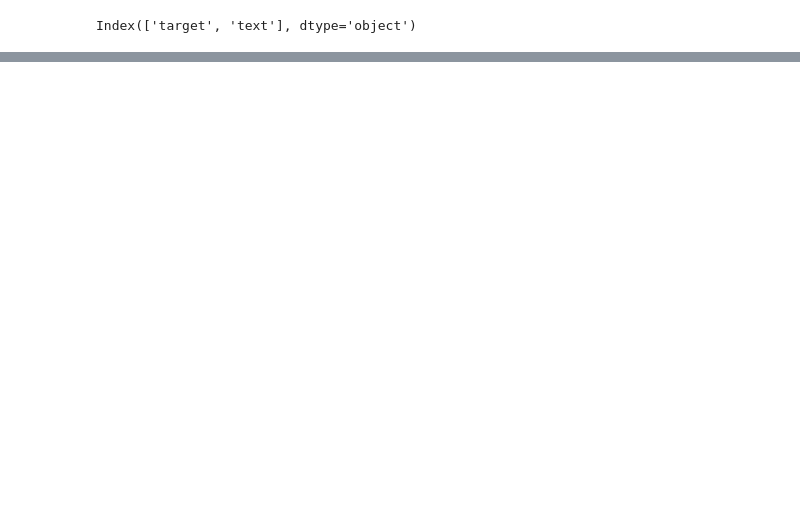
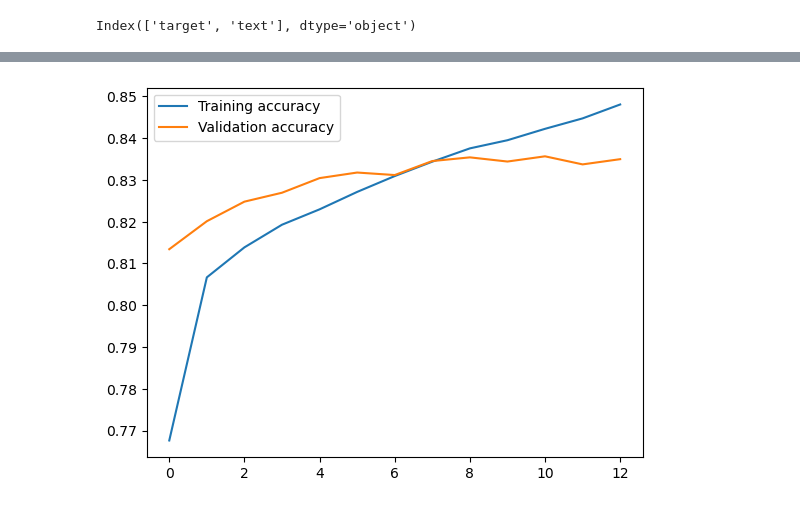
Before and after one commit to lattiric/ML_NN_Proj_02, a Jupyter notebook: transfer_learn.ipynb, the cells around one changed output, grey strips where cells are left out. Saved outputs shown, nothing was run; the diff lists cells and outputs as text; code cells hidden in the pictures; blank space fills up the shorter version.

Commit message:
Fine Tune Done

```diff
--- a/transfer_learn.ipynb
+++ b/transfer_learn.ipynb
@@ -24,0 +113,3 @@ Index(['target', 'text'], dtype='object')
+# %%
+fine_tune_model = generate_fine_tune_model()
+fine_tune_model.summary()
@@ -24,0 +134,9 @@ Index(['target', 'text'], dtype='object')
+# %%
+x_train, x_test, y_train, y_test = train_test_split(raw_tweet_data['text'].to_numpy(),raw_tweet_data['target'].to_numpy(),test_size=0.3)
+
+print(f"""
+x_train: {x_train.shape},
+y_train: {y_train.shape},
+x_test: {x_test.shape},
+y_test: {y_test.shape}
+""")
@@ -24,0 +148,5 @@ Index(['target', 'text'], dtype='object')
+# %%
+x_train,y_train = pre_process_bert_inputs(x_train,y_train)
+x_test,y_test = pre_process_bert_inputs(x_test,y_test)
+# %%
+hst = fine_tune_model.fit(x_train,y_train,validation_data=(x_test,y_test),epochs=50,callbacks=[tf.keras.callbacks.EarlyStopping(monitor='val_loss',patience=4,min_delta=0.001)])
@@ -24,0 +171,4 @@ Index(['target', 'text'], dtype='object')
+# %%
+plot_history(hst.history,metric='accuracy')
+# %% [output]
+[figure, added]
```
Also changed, not shown: parts of 17 cells of this notebook, 1 other file.
